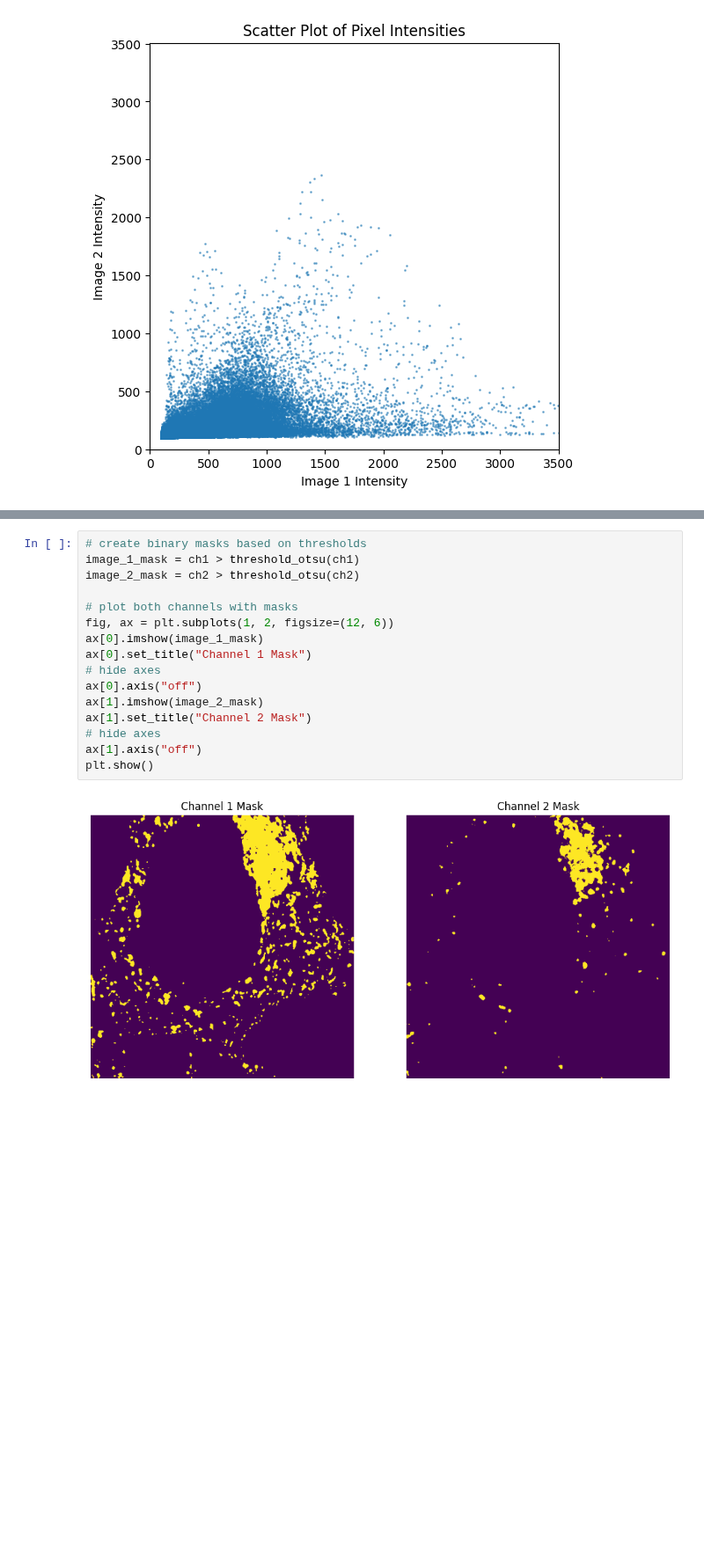
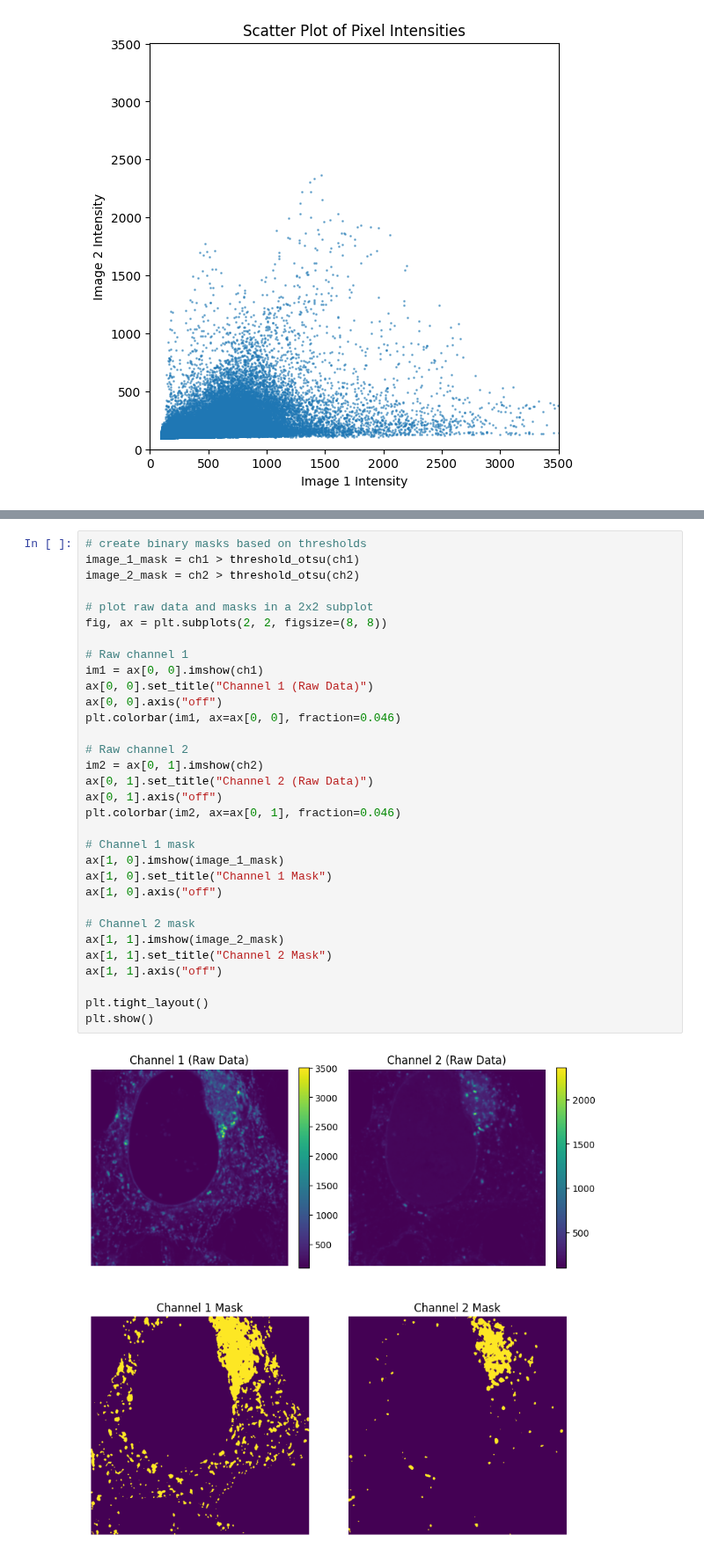
Before and after one commit to fdrgsp/bobiac, a Jupyter notebook: content/08_colocalization/pixel_intensity_based_colocalization.ipynb, the cells around one changed output, grey strips where cells are left out. Shown at 88% size. Saved outputs shown, nothing was run; the diff lists cells and outputs as text; blank space fills up the shorter version.

```diff
--- a/content/08_colocalization/pixel_intensity_based_colocalization.ipynb
+++ b/content/08_colocalization/pixel_intensity_based_colocalization.ipynb
@@ -94,18 +144,34 @@ image_2_masked = ch2[overlap_mask]
 # %%
 # create binary masks based on thresholds
 image_1_mask = ch1 > threshold_otsu(ch1)
 image_2_mask = ch2 > threshold_otsu(ch2)
 
-# plot both channels with masks
-fig, ax = plt.subplots(1, 2, figsize=(12, 6))
-ax[0].imshow(image_1_mask)
-ax[0].set_title("Channel 1 Mask")
-# hide axes
-ax[0].axis("off")
-ax[1].imshow(image_2_mask)
-ax[1].set_title("Channel 2 Mask")
-# hide axes
-ax[1].axis("off")
+# plot raw data and masks in a 2x2 subplot
+fig, ax = plt.subplots(2, 2, figsize=(8, 8))
+
+# Raw channel 1
+im1 = ax[0, 0].imshow(ch1)
+ax[0, 0].set_title("Channel 1 (Raw Data)")
+ax[0, 0].axis("off")
+plt.colorbar(im1, ax=ax[0, 0], fraction=0.046)
+
+# Raw channel 2
+im2 = ax[0, 1].imshow(ch2)
+ax[0, 1].set_title("Channel 2 (Raw Data)")
+ax[0, 1].axis("off")
+plt.colorbar(im2, ax=ax[0, 1], fraction=0.046)
+
+# Channel 1 mask
+ax[1, 0].imshow(image_1_mask)
+ax[1, 0].set_title("Channel 1 Mask")
+ax[1, 0].axis("off")
+
+# Channel 2 mask
+ax[1, 1].imshow(image_2_mask)
+ax[1, 1].set_title("Channel 2 Mask")
+ax[1, 1].axis("off")
+
+plt.tight_layout()
 plt.show()
 # %% [output]
-[figure, old version]
+[figure, new version]
```
Also changed, not shown: parts of 10 cells of this notebook, 1 other file.
